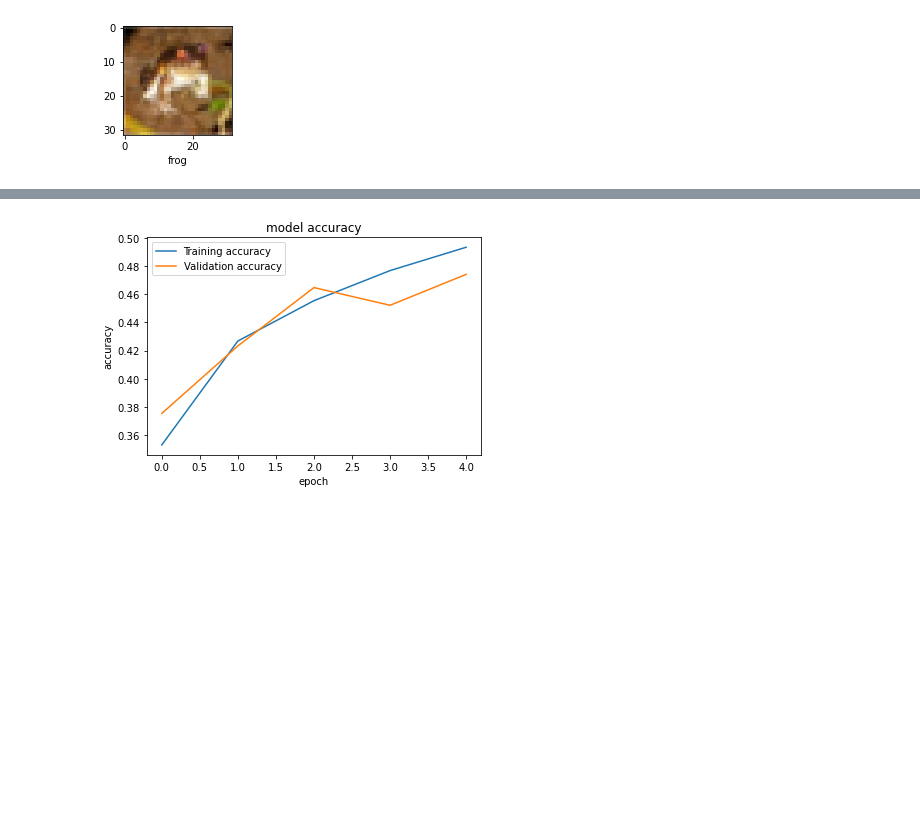
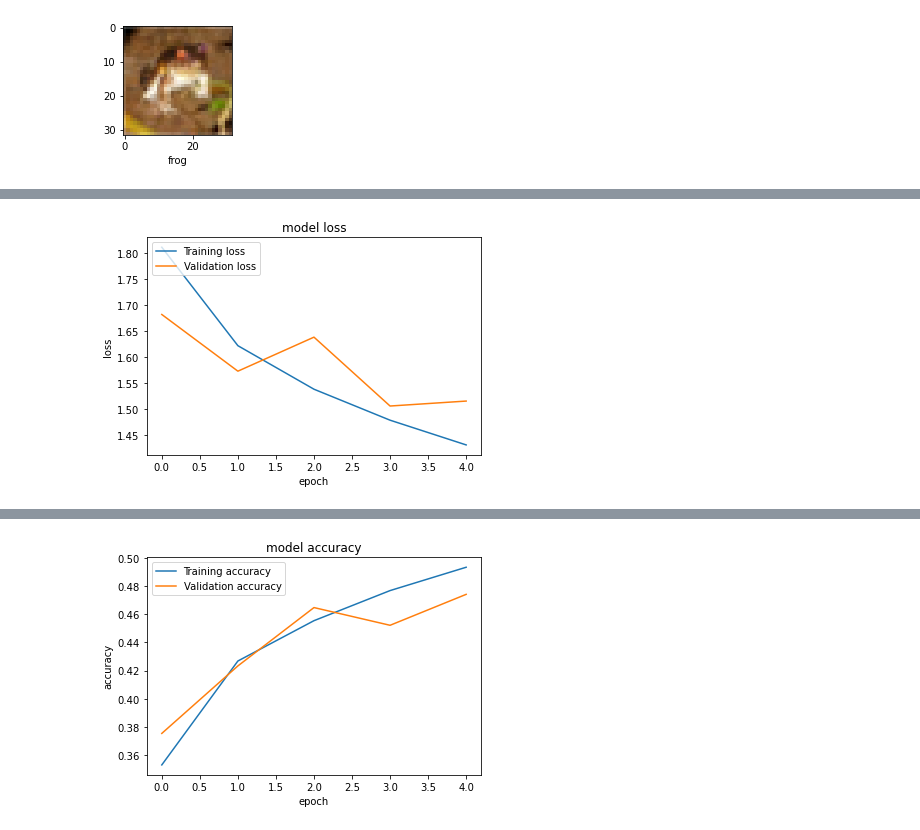
Before and after one commit to ewfaye/machine_learning_M2_ICO, a Jupyter notebook: Projet_ML_2.ipynb, the cells around one changed output, grey strips where cells are left out. Cells and saved outputs as stored; diff of their text form; code cells hidden in the pictures; blank space fills up the shorter version.

```diff
--- a/Projet_ML_2.ipynb
+++ b/Projet_ML_2.ipynb
@@ -134,3 +189,19 @@ Epoch 5/5
+# %%
+# relancer le model_1 ANN directement ici
+from keras.models import load_model
+
+# ouvrir via pickle
+history = pickle.load(open('ANN_Model_1_fit',"rb"))
+
+
+#ann_model_1 = load_model('ANN_Model_1.h5')
+
+#fit_ann_2 = ann_model_1.fit(X_train,y_train, epochs=5, validation_data=(X_test,y_test))
+
+# <!> utiliser plot training_loss_save
+plot_training_loss_save(history)
+# %% [output]
+[figure, added]
 # %%
 plot_training_loss(fit_ann)
 # %% [output]
```
Also changed, not shown: parts of 23 cells of this notebook.
